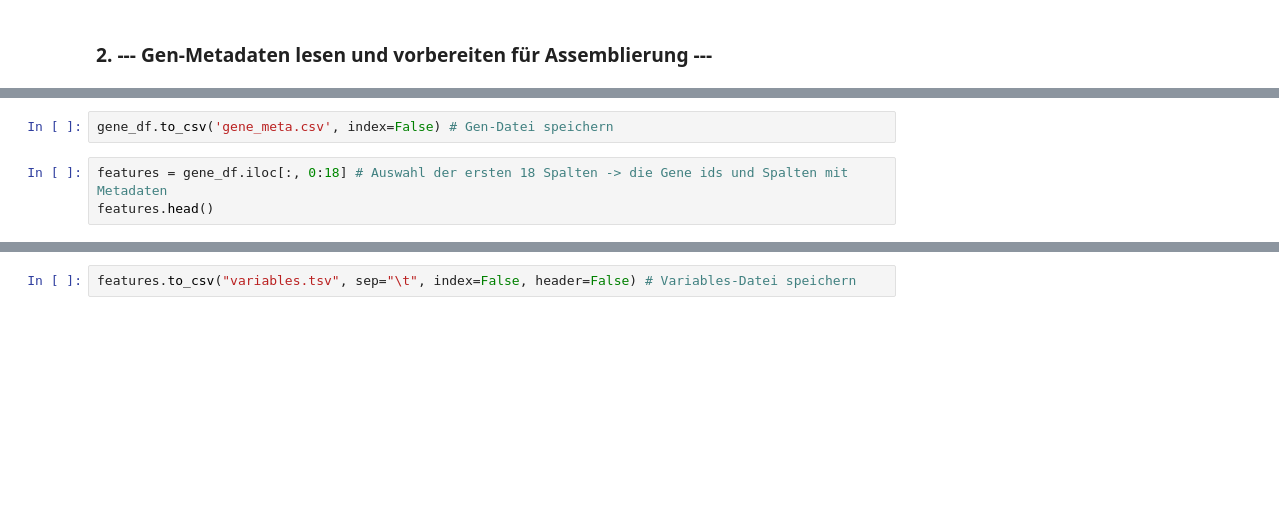
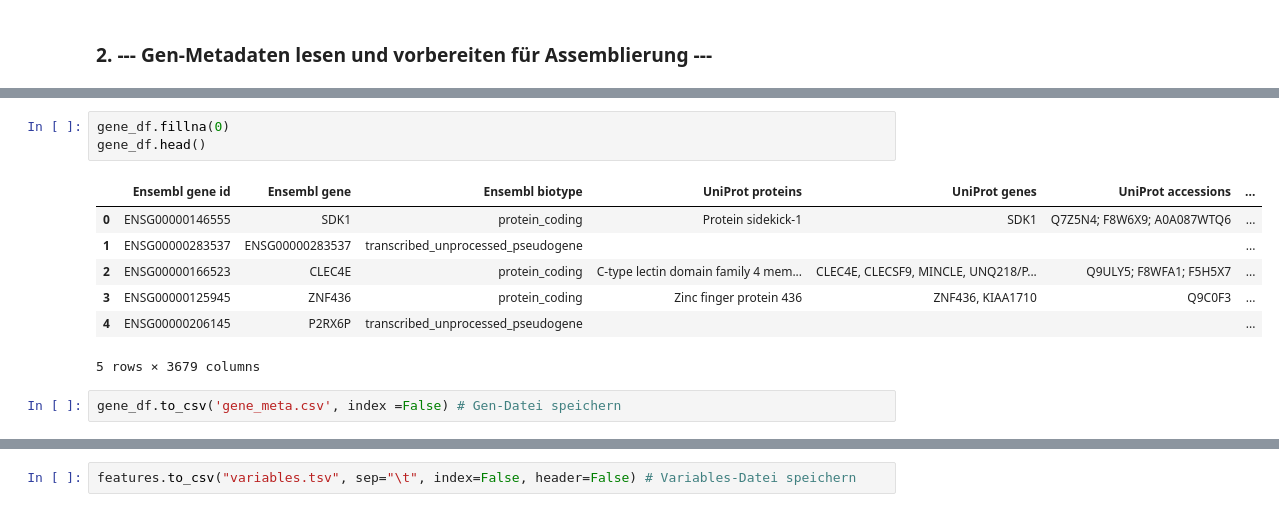
Before and after one commit to dlnija/ScRNA-analysis, a Jupyter notebook: 0_Preassembling.ipynb, the cells around one changed output, grey strips where cells are left out. Saved outputs shown, nothing was run; the diff lists cells and outputs as text; blank space fills up the shorter version.

```diff
--- a/0_Preassembling.ipynb
+++ b/0_Preassembling.ipynb
@@ -55,5 +87,13 @@ gene_df.head()
+# %%
+gene_df.fillna(0)
+gene_df.head()
+# %% [output]
+|  | Ensembl gene id | Ensembl gene | Ensembl biotype | UniProt proteins | UniProt genes | UniProt accessions | ... |
+| 0 | ENSG00000146555 | SDK1 | protein_coding | Protein sidekick-1 | SDK1 | Q7Z5N4; F8W6X9; A0A087WTQ6 | ... |
+| 1 | ENSG00000283537 | ENSG00000283537 | transcribed_unprocessed_pseudogene |  |  |  | ... |
+| 2 | ENSG00000166523 | CLEC4E | protein_coding | C-type lectin domain family 4 mem... | CLEC4E, CLECSF9, MINCLE, UNQ218/P... | Q9ULY5; F8WFA1; F5H5X7 | ... |
+| 3 | ENSG00000125945 | ZNF436 | protein_coding | Zinc finger protein 436 | ZNF436, KIAA1710 | Q9C0F3 | ... |
+| 4 | ENSG00000206145 | P2RX6P | transcribed_unprocessed_pseudogene |  |  |  | ... |
+5 rows × 3679 columns
 # %%
-gene_df.to_csv('gene_meta.csv', index=False) # Gen-Datei speichern
+gene_df.to_csv('gene_meta.csv', index =False) # Gen-Datei speichern
-# %%
-features = gene_df.iloc[:, 0:18] # Auswahl der ersten 18 Spalten -> die Gene ids und Spalten mit Metadaten
-features.head()
```
Also changed, not shown: parts of 21 cells of this notebook.
